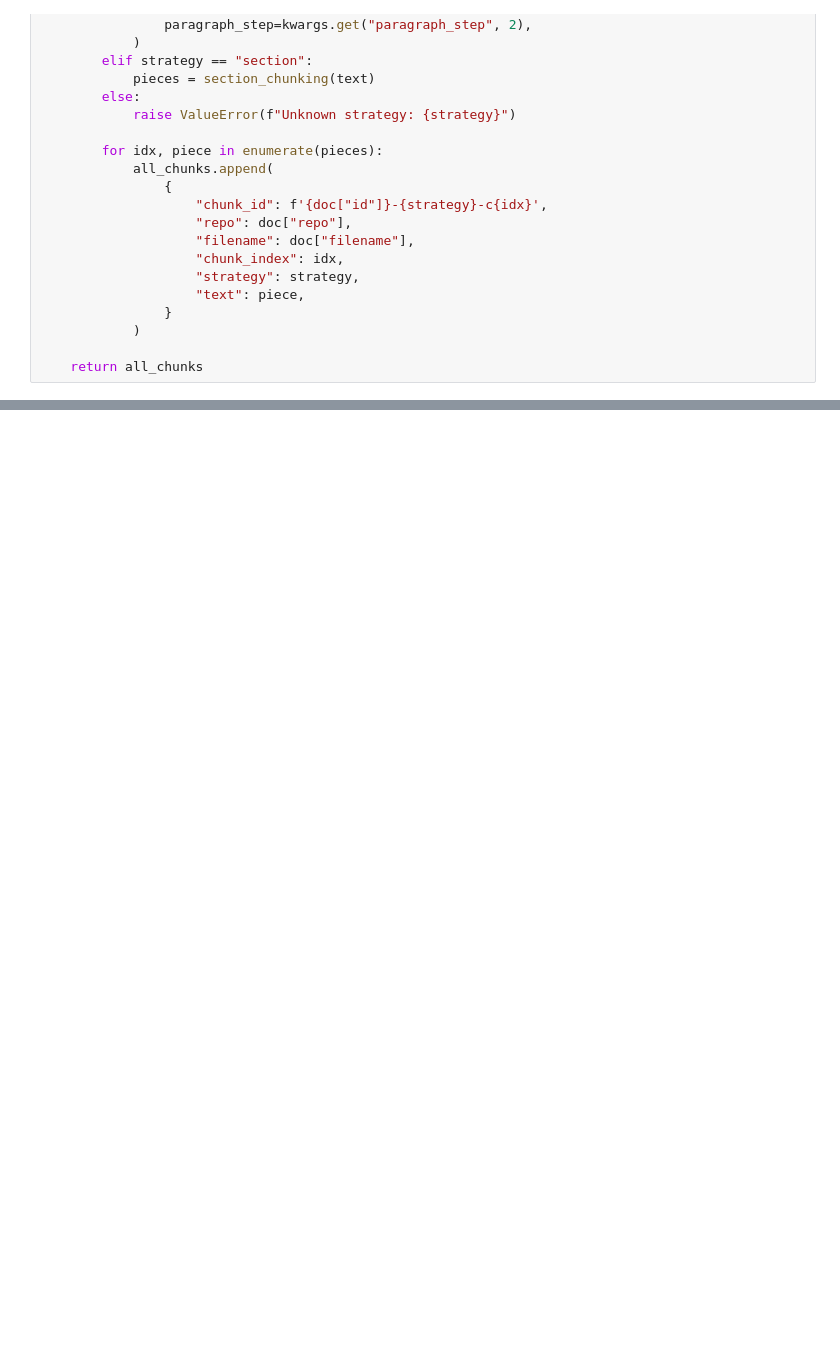
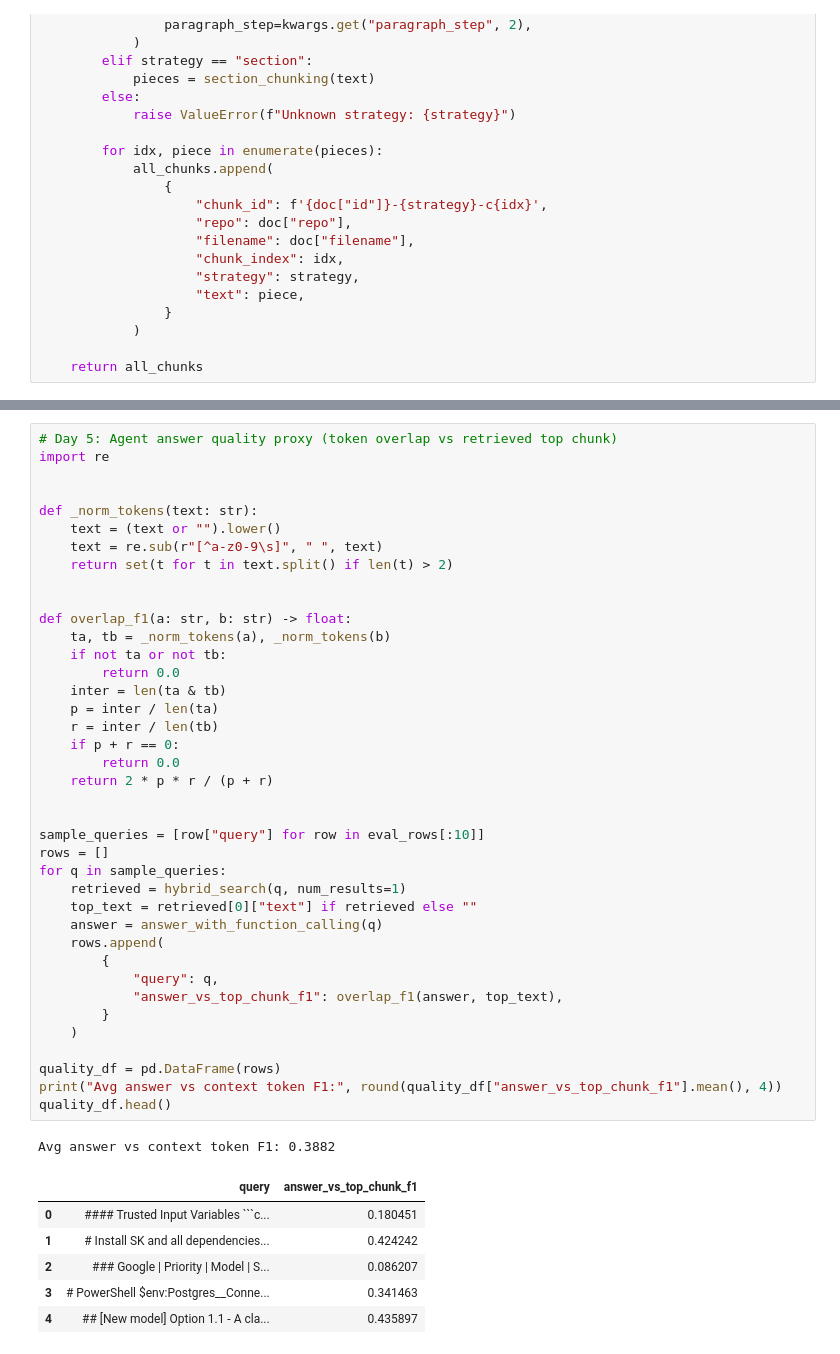
Before and after one commit to nevin7771/ai-hero, a Jupyter notebook: project/project.ipynb, the cells around one changed output, grey strips where cells are left out. Drawn from its saved outputs; the diff is of its cells as text; blank space fills up the shorter version.

````diff
--- a/project/project.ipynb
+++ b/project/project.ipynb
@@ -550,0 +735,47 @@ print(result.output)
+# %%
+# Day 5: Agent answer quality proxy (token overlap vs retrieved top chunk)
+import re
+
+
+def _norm_tokens(text: str):
+    text = (text or "").lower()
+    text = re.sub(r"[^a-z0-9\s]", " ", text)
+    return set(t for t in text.split() if len(t) > 2)
+
+
+def overlap_f1(a: str, b: str) -> float:
+    ta, tb = _norm_tokens(a), _norm_tokens(b)
+    if not ta or not tb:
+        return 0.0
+    inter = len(ta & tb)
+    p = inter / len(ta)
+    r = inter / len(tb)
+    if p + r == 0:
+        return 0.0
+    return 2 * p * r / (p + r)
+
+
+sample_queries = [row["query"] for row in eval_rows[:10]]
+rows = []
+for q in sample_queries:
+    retrieved = hybrid_search(q, num_results=1)
+    top_text = retrieved[0]["text"] if retrieved else ""
+    answer = answer_with_function_calling(q)
+    rows.append(
+        {
+            "query": q,
+            "answer_vs_top_chunk_f1": overlap_f1(answer, top_text),
+        }
+    )
+
+quality_df = pd.DataFrame(rows)
+print("Avg answer vs context token F1:", round(quality_df["answer_vs_top_chunk_f1"].mean(), 4))
+quality_df.head()
+# %% [output]
+Avg answer vs context token F1: 0.3882
+|  | query | answer_vs_top_chunk_f1 |
+| 0 | #### Trusted Input Variables ```c... | 0.180451 |
+| 1 | # Install SK and all dependencies... | 0.424242 |
+| 2 | ### Google | Priority | Model | S... | 0.086207 |
+| 3 | # PowerShell $env:Postgres__Conne... | 0.341463 |
+| 4 | ## [New model] Option 1.1 - A cla... | 0.435897 |
````
Also changed, not shown: parts of 15 cells of this notebook, 7 other files.
